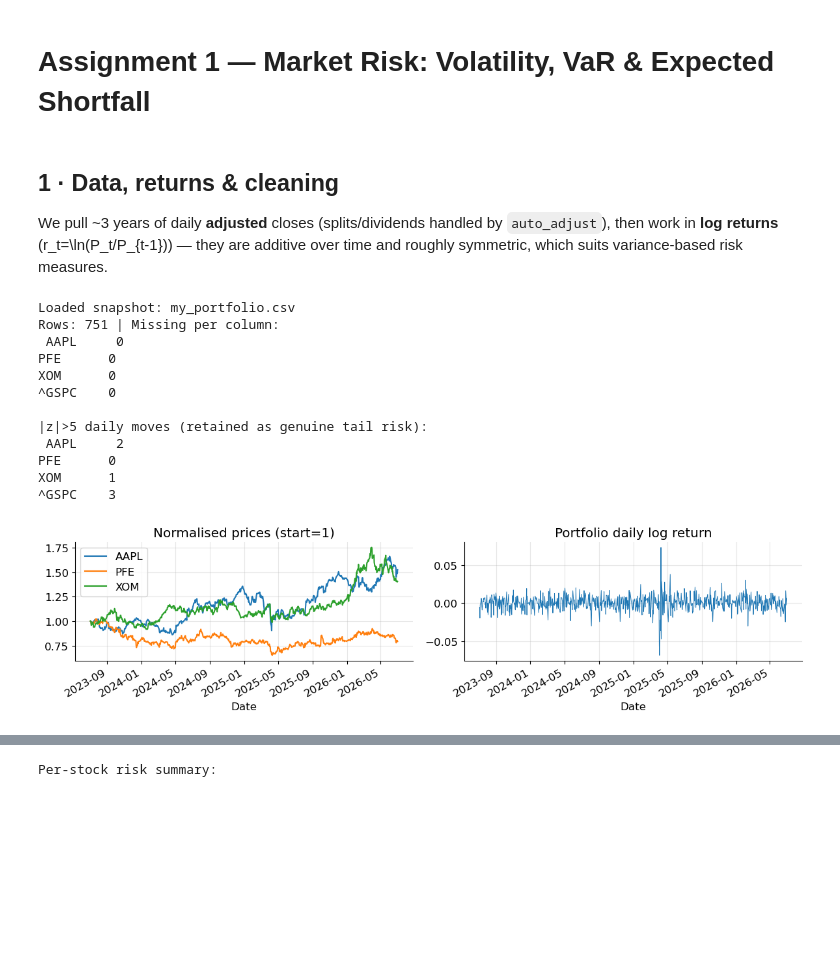
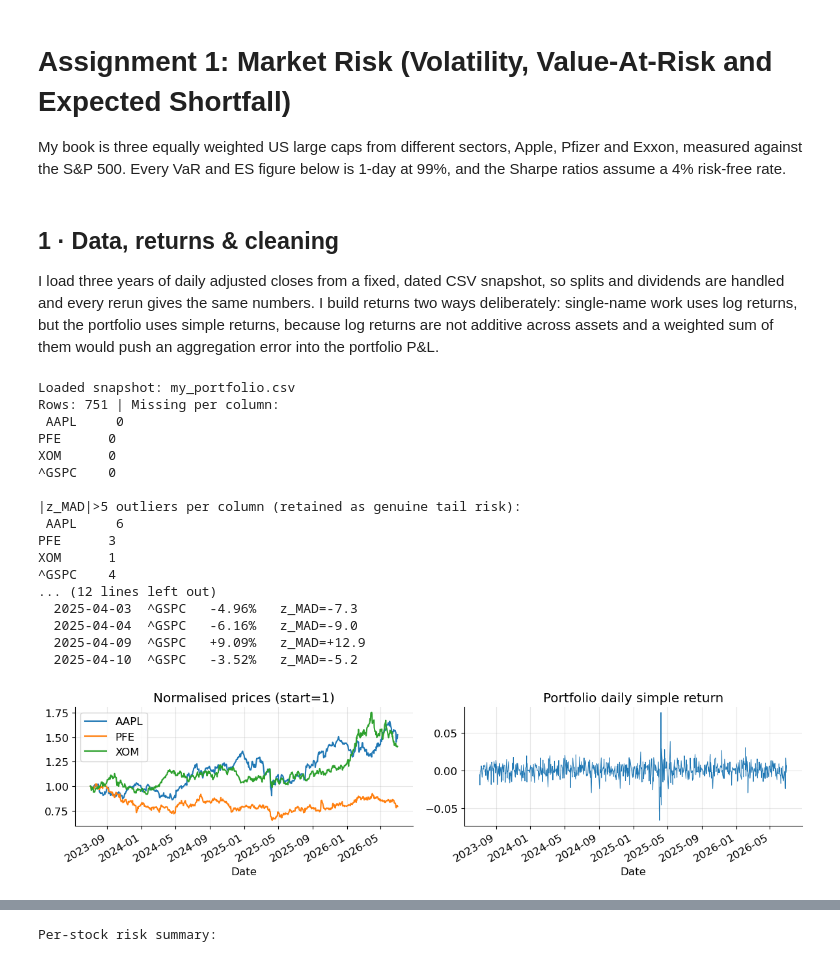
Before and after one commit to elruva/financial-risk-management-, a Jupyter notebook: assignments/A1/assignment_1.ipynb, the cells around one changed output, grey strips where cells are left out. Cells and saved outputs as stored; diff of their text form; code cells hidden in the pictures; blank space fills up the shorter version.

```diff
--- a/assignments/A1/market_risk_assignment.ipynb
+++ b/assignments/A1/assignment_1.ipynb
@@ -1,5 +1,7 @@
 # %% [markdown]
-# Assignment 1 — Market Risk: Volatility, VaR & Expected Shortfall
+# Assignment 1: Market Risk (Volatility, Value-At-Risk and Expected Shortfall)
+
+My book is three equally weighted US large caps from different sectors, Apple, Pfizer and Exxon, measured against the S&P 500. Every VaR and ES figure below is 1-day at 99%, and the Sharpe ratios assume a 4% risk-free rate.
 # %%
 import os
 import numpy as np, pandas as pd, matplotlib.pyplot as plt
@@ -31,51 +33,63 @@ assert np.isclose(WEIGHTS.sum(), 1), "weights must sum to 1"
 # %% [markdown]
 ## 1 · Data, returns & cleaning
 
-We pull ~3 years of daily **adjusted** closes (splits/dividends handled by `auto_adjust`), then work in **log returns** \(r_t=\ln(P_t/P_{t-1})\) — they are additive over time and roughly symmetric, which suits variance-based risk measures.
+I load three years of daily adjusted closes from a fixed, dated CSV snapshot, so splits and dividends are handled and every rerun gives the same numbers. I build returns two ways deliberately: single-name work uses log returns, but the portfolio uses simple returns, because log returns are not additive across assets and a weighted sum of them would push an aggregation error into the portfolio P&L.
 # %%
-# Download adjusted closes once, then reuse the CSV snapshot (Session 1 pattern)
 allsyms = TICKERS + [BENCH]
 if os.path.exists(CACHE):
     px = pd.read_csv(CACHE, index_col=0, parse_dates=True)
     print(f"Loaded snapshot: {CACHE}")
 else:
     px = yf.download(allsyms, start=START, end=END, auto_adjust=True)["Close"]
-    px = px[allsyms]                 # keep column order
+    px = px[allsyms]
     px.to_csv(CACHE)
     print(f"Downloaded {START} -> {END} from Yahoo Finance, saved to {CACHE}")
-px = px[allsyms]                     # keep column order
+px = px[allsyms]
 
-# --- Data-quality handling ---
 print("Rows:", len(px), "| Missing per column:\n", px.isna().sum().to_string())
-px = px.ffill().dropna()             # forward-fill sparse gaps, drop leading NaNs
+px = px.ffill().dropna()
+
 rets = np.log(px / px.shift(1)).dropna()
 
-# Outlier scan: flag daily moves beyond 5 sigma (kept, not deleted — real tail events)
-z = (rets - rets.mean()) / rets.std()
-outliers = (z.abs() > 5).sum()
-print("\n|z|>5 daily moves (retained as genuine tail risk):\n", outliers.to_string())
+stocks = TICKERS
+r_stk  = rets[stocks]
+r_mkt  = rets[BENCH]
 
-stocks = TICKERS
-r_stk  = rets[stocks]                 # stock returns
-r_mkt  = rets[BENCH]                  # benchmark returns
-r_port = r_stk @ WEIGHTS              # portfolio return series (equal-weight)
+simple_stk = px[stocks].pct_change().dropna()
+r_port = simple_stk @ WEIGHTS
+
+med   = rets.median()
+mad   = (rets - med).abs().median()
+z_mad = 0.6745 * (rets - med) / mad
+flagged = z_mad.abs() > 5
+print("\n|z_MAD|>5 outliers per column (retained as genuine tail risk):\n",
+      flagged.sum().to_string())
+print("\nNamed outlier days (date | asset | move | robust z):")
+for col in allsyms:
+    for dt in rets.index[flagged[col]]:
+        print(f"  {dt.date()}  {col:<6} {rets.loc[dt, col]*100:+6.2f}%   z_MAD={z_mad.loc[dt, col]:+.1f}")
 
 fig, ax = plt.subplots(1, 2, figsize=(12, 3.2))
 (px[stocks] / px[stocks].iloc[0]).plot(ax=ax[0], title="Normalised prices (start=1)")
-r_port.plot(ax=ax[1], title="Portfolio daily log return", lw=.7)
+r_port.plot(ax=ax[1], title="Portfolio daily simple return", lw=.7)
 plt.tight_layout(); plt.show()
 # %% [output]
 Loaded snapshot: my_portfolio.csv
 Rows: 751 | Missing per column:
  AAPL     0
 PFE      0
 XOM      0
 ^GSPC    0
 
-|z|>5 daily moves (retained as genuine tail risk):
- AAPL     2
-PFE      0
+|z_MAD|>5 outliers per column (retained as genuine tail risk):
+ AAPL     6
+PFE      3
 XOM      1
-^GSPC    3
+^GSPC    4
+... (12 lines left out)
+  2025-04-03  ^GSPC   -4.96%   z_MAD=-7.3
+  2025-04-04  ^GSPC   -6.16%   z_MAD=-9.0
+  2025-04-09  ^GSPC   +9.09%   z_MAD=+12.9
+  2025-04-10  ^GSPC   -3.52%   z_MAD=-5.2
-[figure, old version]
+[figure, new version]
 # %% [markdown]
```
Also changed, not shown: parts of 24 cells of this notebook, 47 other files.
